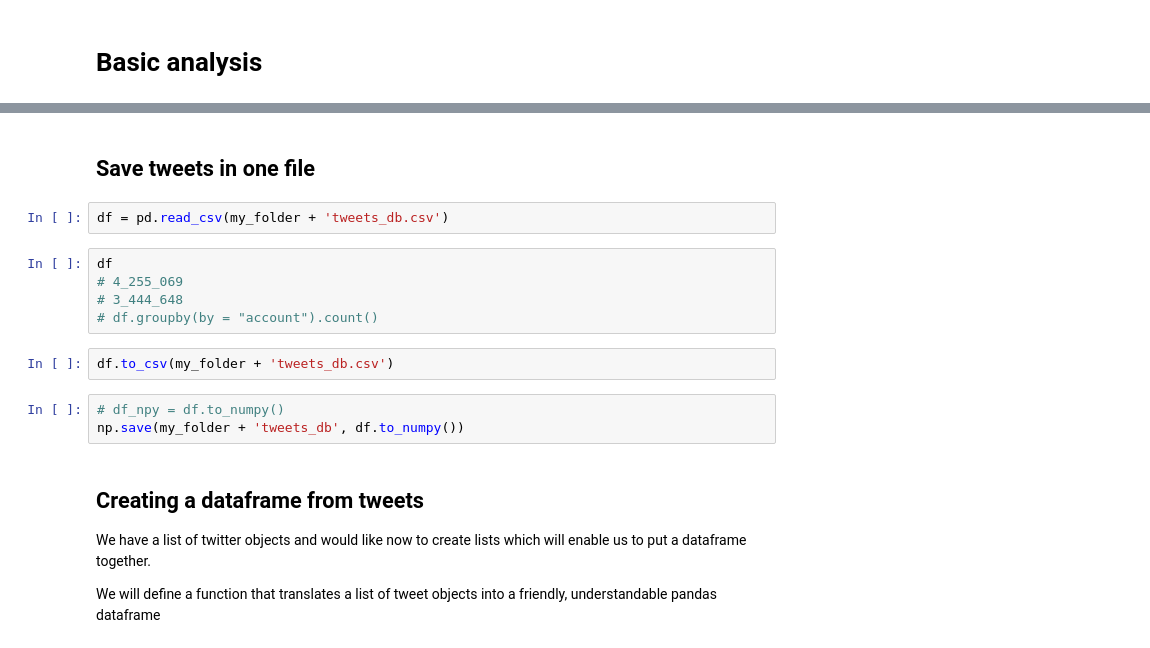
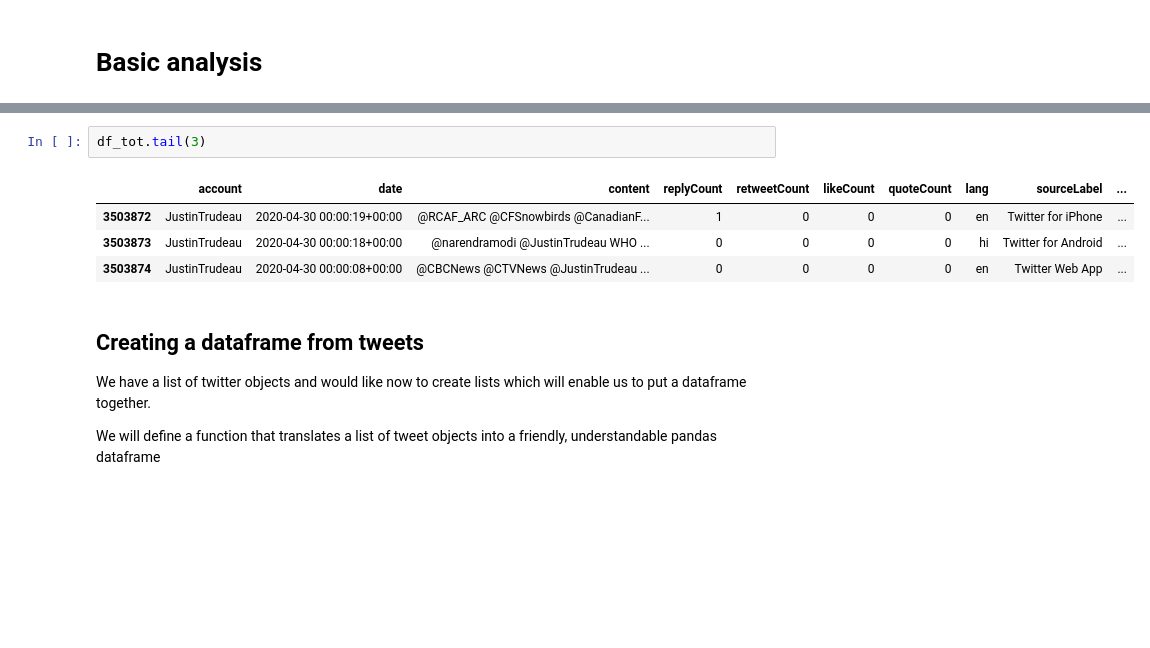
Before and after one commit to vcuspinera/Canada_response_covid, a Jupyter notebook: src/twitter-search_v3_snscrape.ipynb, the cells around one changed output, grey strips where cells are left out. Drawn from its saved outputs; the diff is of its cells as text; blank space fills up the shorter version.

```diff
--- a/src/twitter-search_v3_snscrape.ipynb
+++ b/src/twitter-search_v3_snscrape.ipynb
@@ -221,17 +215,10 @@ Start with JustinTrudeau files
-# %% [markdown]
-## Save tweets in one file
-# %%
-df = pd.read_csv(my_folder + 'tweets_db.csv')
-# %%
-df
-# 4_255_069
-# 3_444_648
-# df.groupby(by = "account").count()
-# %%
-df.to_csv(my_folder + 'tweets_db.csv')
-# %%
-# df_npy = df.to_numpy()
-np.save(my_folder + 'tweets_db', df.to_numpy())
+# %%
+df_tot.tail(3)
+# %% [output]
+|  | account | date | content | replyCount | retweetCount | likeCount | quoteCount | lang | sourceLabel | ... |
+| 3503872 | JustinTrudeau | 2020-04-30 00:00:19+00:00 | @RCAF_ARC @CFSnowbirds @CanadianF... | 1 | 0 | 0 | 0 | en | Twitter for iPhone | ... |
+| 3503873 | JustinTrudeau | 2020-04-30 00:00:18+00:00 | @narendramodi @JustinTrudeau WHO ... | 0 | 0 | 0 | 0 | hi | Twitter for Android | ... |
+| 3503874 | JustinTrudeau | 2020-04-30 00:00:08+00:00 | @CBCNews @CTVNews @JustinTrudeau ... | 0 | 0 | 0 | 0 | en | Twitter Web App | ... |
 # %% [markdown]
 ## Creating a dataframe from tweets
 
```
Also changed, not shown: parts of 13 cells of this notebook.
